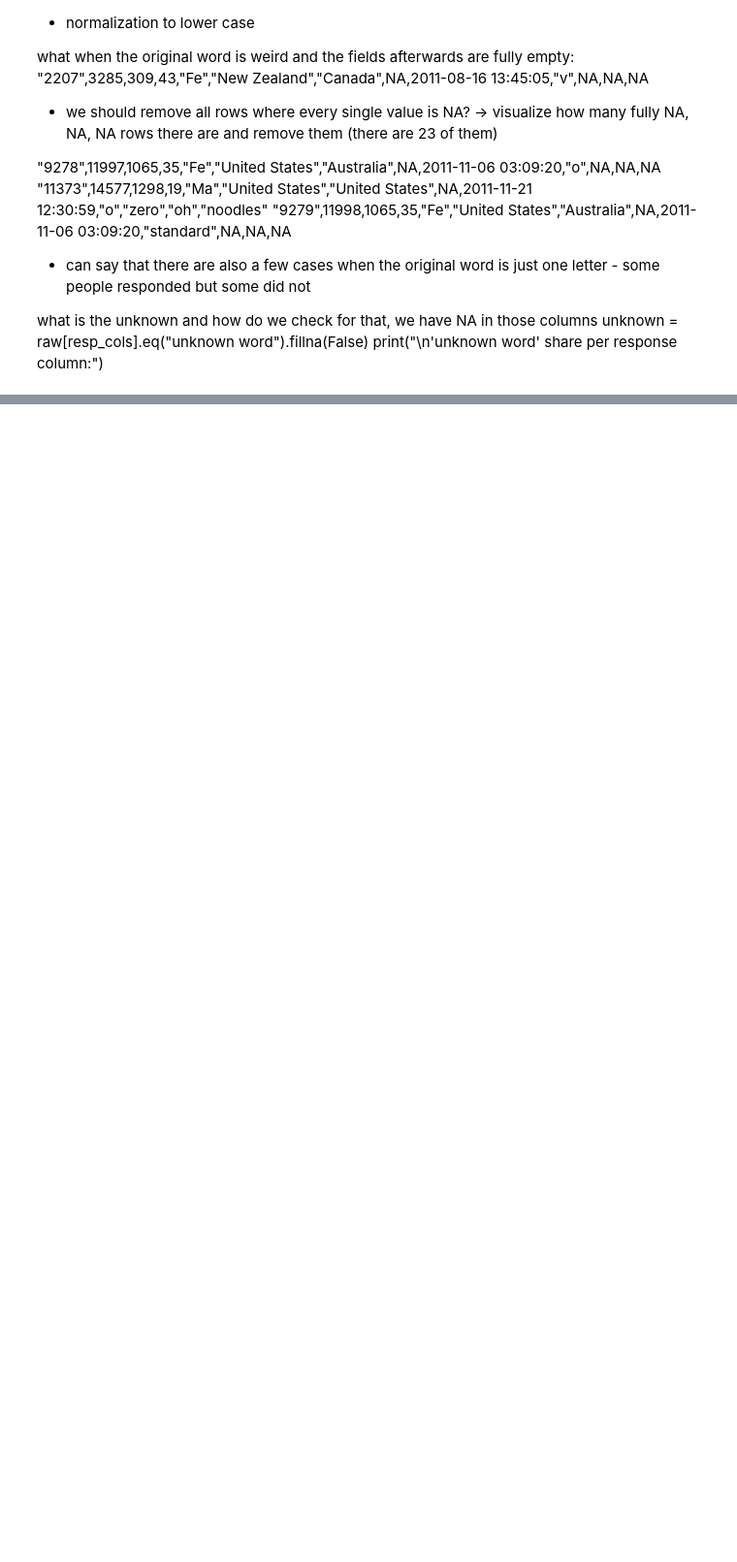
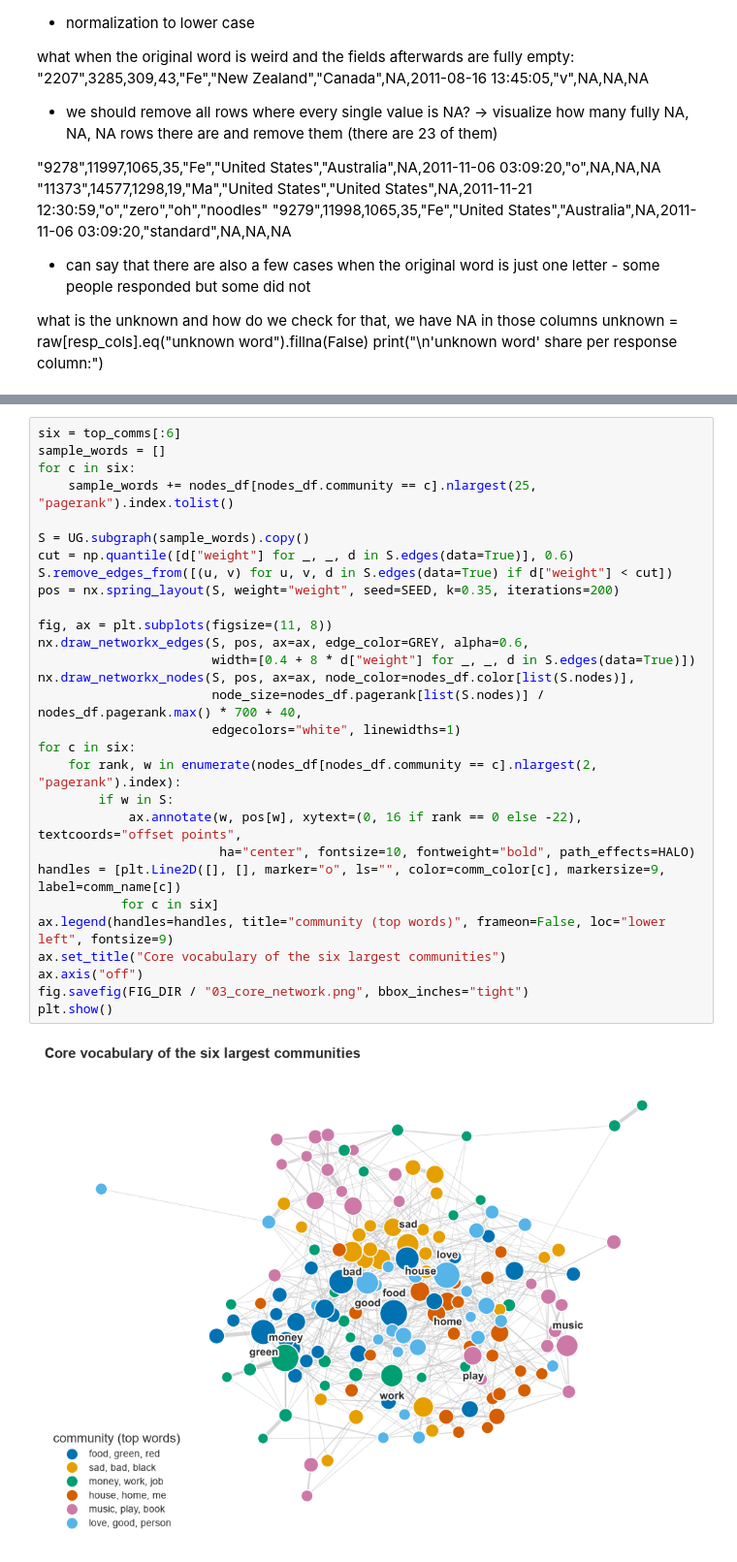
Before and after one commit to Faflon/words-association-visualization, a Jupyter notebook: words_association_analysis.ipynb, the cells around one changed output, grey strips where cells are left out. Shown at 97% size. Drawn from its saved outputs; the diff is of its cells as text; blank space fills up the shorter version.

```diff
--- a/words_association_analysis.ipynb
+++ b/words_association_analysis.ipynb
@@ -1112,0 +1099,31 @@ display(bridges.round(3))
+# %%
+six = top_comms[:6]
+sample_words = []
+for c in six:
+    sample_words += nodes_df[nodes_df.community == c].nlargest(25, "pagerank").index.tolist()
+
+S = UG.subgraph(sample_words).copy()
+cut = np.quantile([d["weight"] for _, _, d in S.edges(data=True)], 0.6)
+S.remove_edges_from([(u, v) for u, v, d in S.edges(data=True) if d["weight"] < cut])
+pos = nx.spring_layout(S, weight="weight", seed=SEED, k=0.35, iterations=200)
+
+fig, ax = plt.subplots(figsize=(11, 8))
+nx.draw_networkx_edges(S, pos, ax=ax, edge_color=GREY, alpha=0.6,
+                       width=[0.4 + 8 * d["weight"] for _, _, d in S.edges(data=True)])
+nx.draw_networkx_nodes(S, pos, ax=ax, node_color=nodes_df.color[list(S.nodes)],
+                       node_size=nodes_df.pagerank[list(S.nodes)] / nodes_df.pagerank.max() * 700 + 40,
+                       edgecolors="white", linewidths=1)
+for c in six:
+    for rank, w in enumerate(nodes_df[nodes_df.community == c].nlargest(2, "pagerank").index):
+        if w in S:
+            ax.annotate(w, pos[w], xytext=(0, 16 if rank == 0 else -22), textcoords="offset points",
+                        ha="center", fontsize=10, fontweight="bold", path_effects=HALO)
+handles = [plt.Line2D([], [], marker="o", ls="", color=comm_color[c], markersize=9, label=comm_name[c])
+           for c in six]
+ax.legend(handles=handles, title="community (top words)", frameon=False, loc="lower left", fontsize=9)
+ax.set_title("Core vocabulary of the six largest communities")
+ax.axis("off")
+fig.savefig(FIG_DIR / "03_core_network.png", bbox_inches="tight")
+plt.show()
+# %% [output]
+[figure, added]
```
Also changed, not shown: parts of 54 cells of this notebook.
